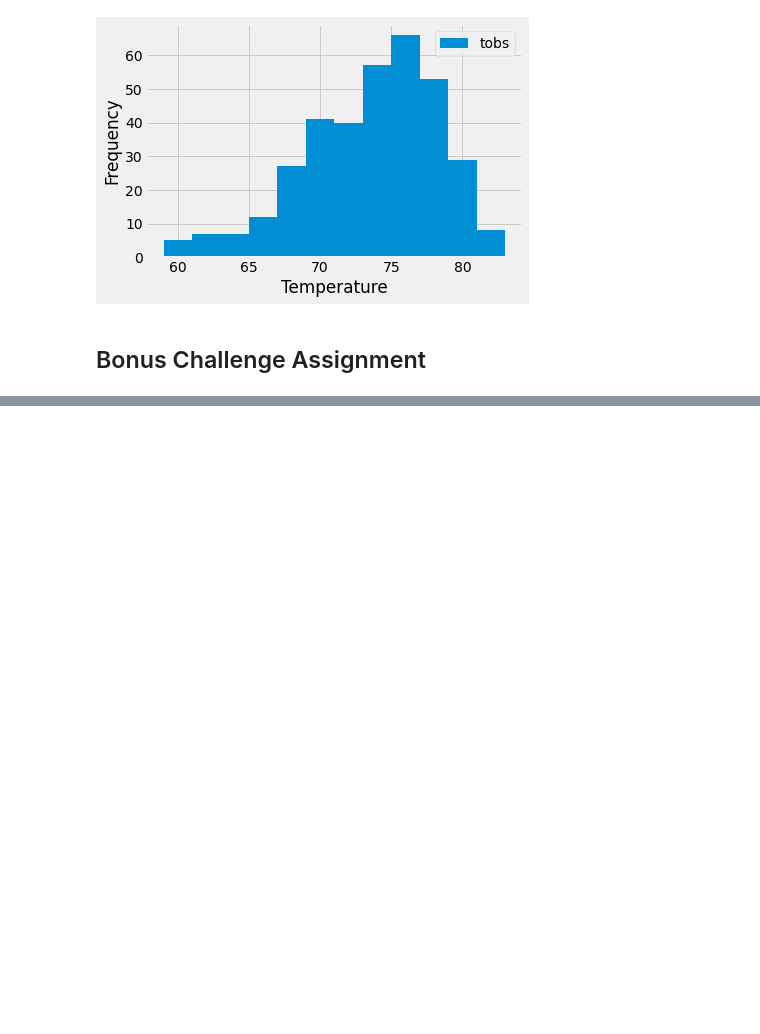
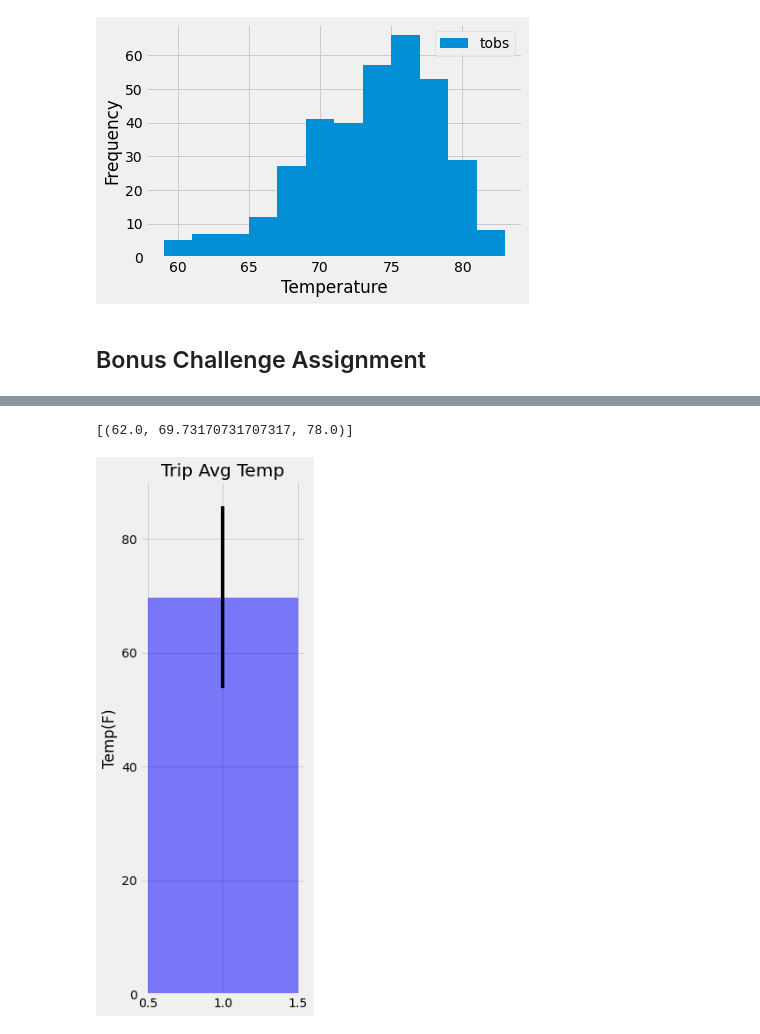
Before and after one commit to haniehbabaee/Data-Visualization, a Jupyter notebook: sqlalchemy-challenge/climate.ipynb, the cells around one changed output, grey strips where cells are left out. Saved outputs shown, nothing was run; the diff lists cells and outputs as text; code cells hidden in the pictures; blank space fills up the shorter version.

```diff
--- a/sqlalchemy-challenge/climate.ipynb
+++ b/sqlalchemy-challenge/climate.ipynb
@@ -181,11 +187,34 @@ print(calc_temps('2012-02-28', '2012-03-05'))
 # %%
 # Use your previous function `calc_temps` to calculate the tmin, tavg, and tmax
 # for your trip using the previous year's data for those same dates.
+trip_start=datetime.strptime('2017-01-01', '%Y-%m-%d')
+trip_start_year_ago=trip_start-dt.timedelta(days=365)
+trip_end=datetime.strptime('2017-01-15', '%Y-%m-%d')
+trip_end_year_ago=trip_end-dt.timedelta(days=365)
+
+results=calc_temps(trip_start_year_ago,trip_end_year_ago )
+print(results)
+# %% [output]
+[(62.0, 69.73170731707317, 78.0)]
 # %%
 # Plot the results from your previous query as a bar chart.
 # Use "Trip Avg Temp" as your Title
 # Use the average temperature for the y value
 # Use the peak-to-peak (tmax-tmin) value as the y error bar (yerr)
+tmin = results[0][0]
+tavg = results[0][1]
+tmax = results[0][2]
+y_err = tmax-tmin
+
+plt.figure(figsize=(3,10))
+plt.bar(1,tavg,yerr=y_err,align="center",width=1,color="blue",alpha=0.5)
+plt.ylim=(0,100)
+plt.ylabel("Temp(F)")
+plt.title("Trip Avg Temp")
+plt.savefig('images/Trip Avg Temp.png')
+plt.show()
+# %% [output]
+[figure, added]
 # %%
 # Calculate the total amount of rainfall per weather station for your trip dates using the previous year's matching dates.
 # Sort this in descending order by precipitation amount and list the station, name, latitude, longitude, and elevation
```
Also changed, not shown: parts of 9 cells of this notebook, 3 other files.
